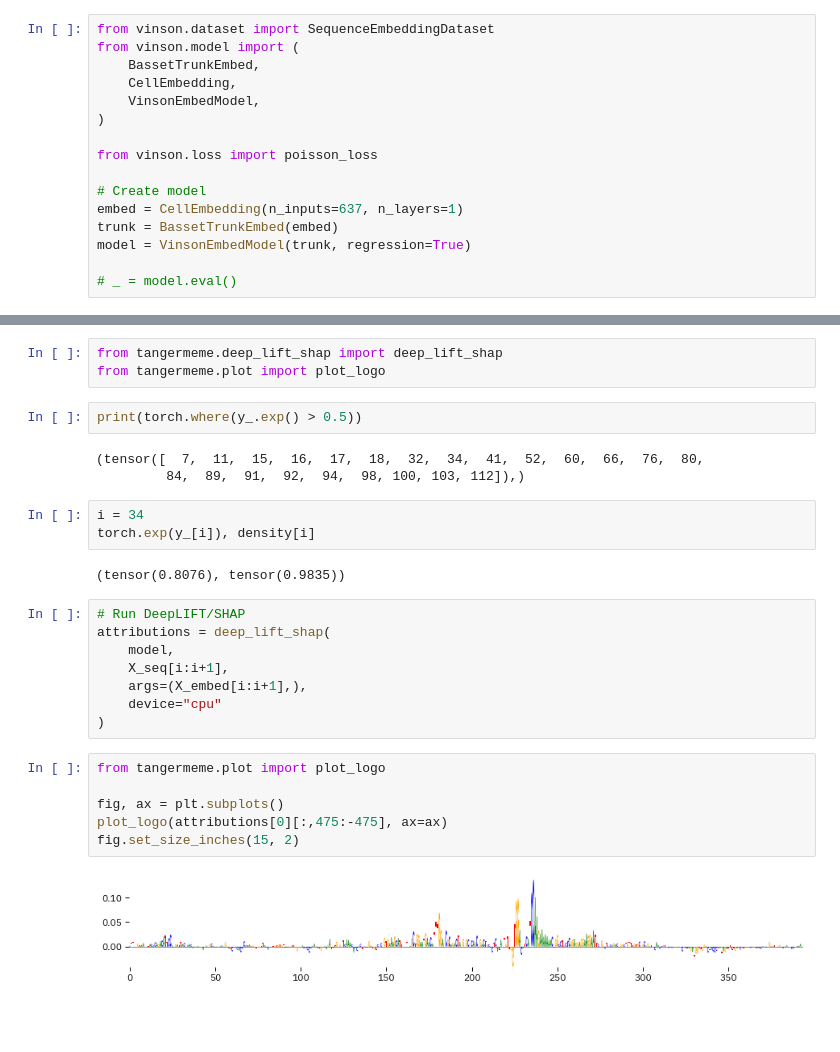
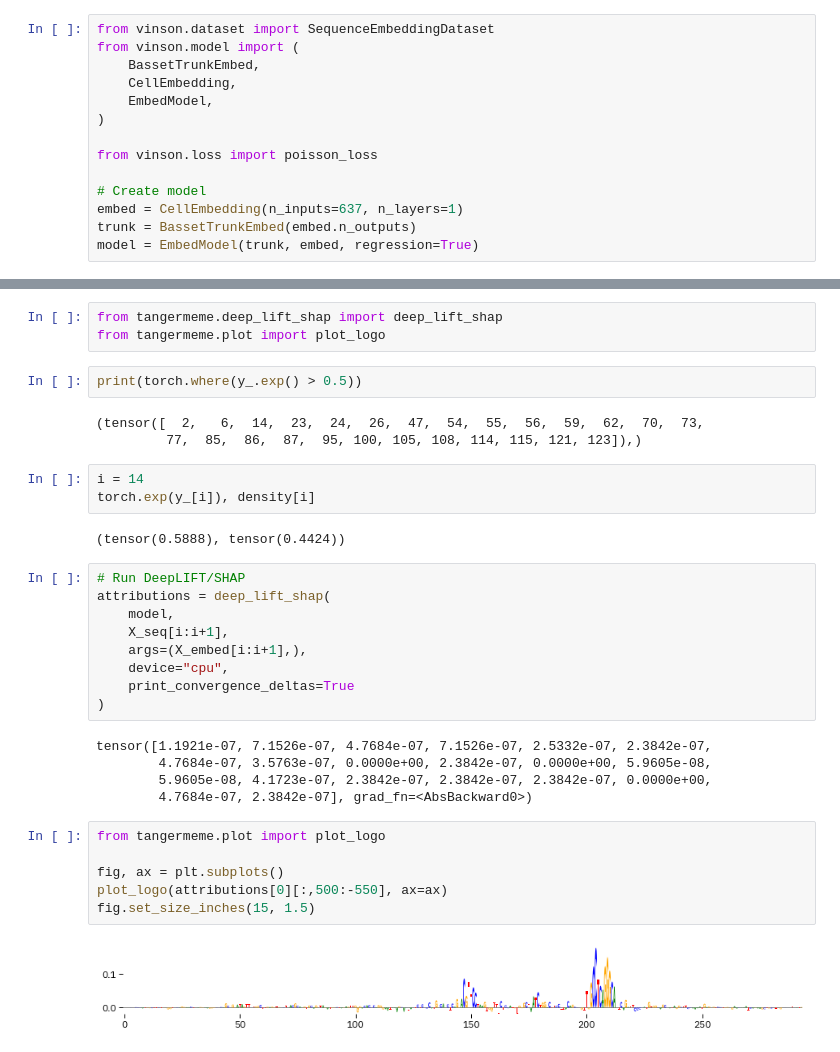
Before and after one commit to vierstralab/vinson, a Jupyter notebook: DHS_Quantitative_Model.ipynb, the cells around one changed output, grey strips where cells are left out. Drawn from its saved outputs; the diff is of its cells as text; blank space fills up the shorter version.

```diff
--- a/DHS_Quantitative_Model.ipynb
+++ b/DHS_Quantitative_Model.ipynb
@@ -19,14 +19,12 @@ from vinson.dataset import SequenceEmbeddingDataset
 from vinson.model import (
     BassetTrunkEmbed,
     CellEmbedding,
-    VinsonEmbedModel,
+    EmbedModel,
 )
 
 from vinson.loss import poisson_loss
 
 # Create model
 embed = CellEmbedding(n_inputs=637, n_layers=1)
-trunk = BassetTrunkEmbed(embed)
-model = VinsonEmbedModel(trunk, regression=True)
-
-# _ = model.eval()
+trunk = BassetTrunkEmbed(embed.n_outputs)
+model = EmbedModel(trunk, embed, regression=True)
@@ -262,26 +288,32 @@ from tangermeme.plot import plot_logo
 # %%
 print(torch.where(y_.exp() > 0.5))
 # %% [output]
-(tensor([  7,  11,  15,  16,  17,  18,  32,  34,  41,  52,  60,  66,  76,  80,
-         84,  89,  91,  92,  94,  98, 100, 103, 112]),)
+(tensor([  2,   6,  14,  23,  24,  26,  47,  54,  55,  56,  59,  62,  70,  73,
+         77,  85,  86,  87,  95, 100, 105, 108, 114, 115, 121, 123]),)
 # %%
-i = 34
+i = 14
 torch.exp(y_[i]), density[i]
 # %% [output]
-(tensor(0.8076), tensor(0.9835))
+(tensor(0.5888), tensor(0.4424))
 # %%
 # Run DeepLIFT/SHAP
 attributions = deep_lift_shap(
     model,
     X_seq[i:i+1],
     args=(X_embed[i:i+1],),
-    device="cpu"
+    device="cpu",
+    print_convergence_deltas=True
 )
+# %% [output]
+tensor([1.1921e-07, 7.1526e-07, 4.7684e-07, 7.1526e-07, 2.5332e-07, 2.3842e-07,
+        4.7684e-07, 3.5763e-07, 0.0000e+00, 2.3842e-07, 0.0000e+00, 5.9605e-08,
+        5.9605e-08, 4.1723e-07, 2.3842e-07, 2.3842e-07, 2.3842e-07, 0.0000e+00,
+        4.7684e-07, 2.3842e-07], grad_fn=<AbsBackward0>)
 # %%
 from tangermeme.plot import plot_logo
 
 fig, ax = plt.subplots()
-plot_logo(attributions[0][:,475:-475], ax=ax)
-fig.set_size_inches(15, 2)
+plot_logo(attributions[0][:,500:-550], ax=ax)
+fig.set_size_inches(15, 1.5)
 # %% [output]
-[figure, old version]
+[figure, new version]
```
Also changed, not shown: parts of 8 cells of this notebook, 6 other files.
